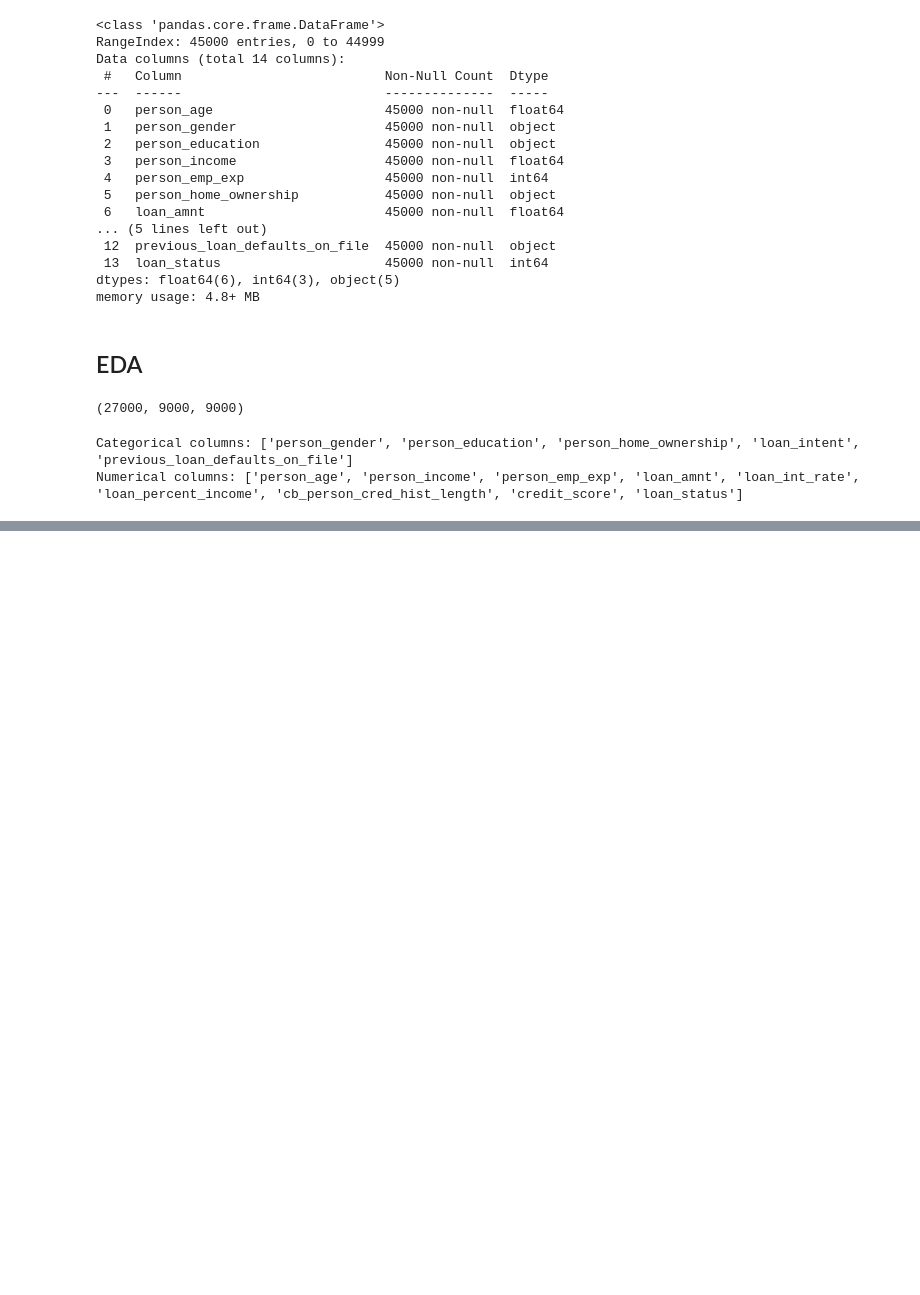
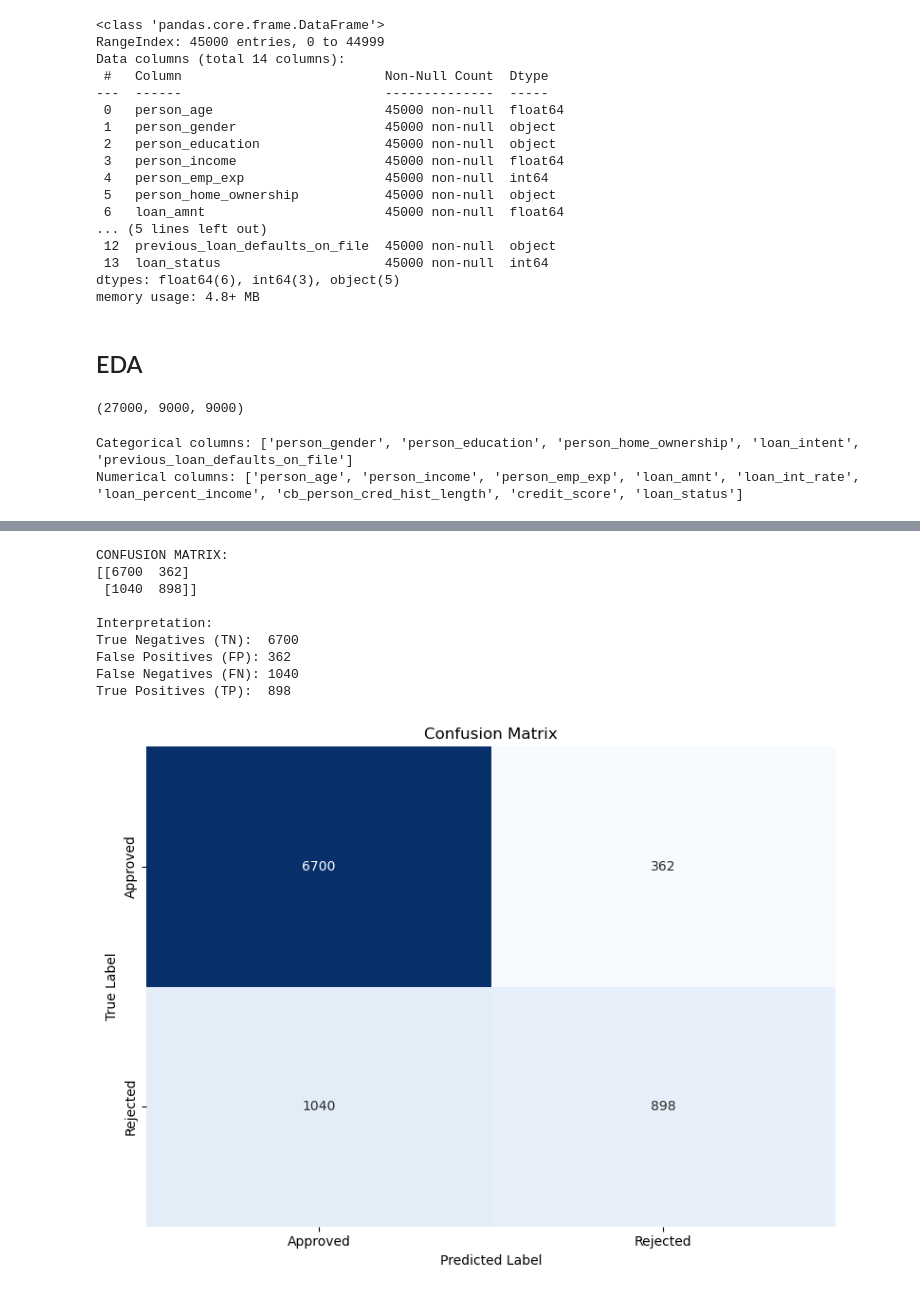
Before and after one commit to TheManuAi/Loan-Prediction-using-ML, a Jupyter notebook: notebook.ipynb, the cells around one changed output, grey strips where cells are left out. Cells and saved outputs as stored; diff of their text form; code cells hidden in the pictures; blank space fills up the shorter version.

```diff
--- a/notebook.ipynb
+++ b/notebook.ipynb
@@ -178,0 +252,19 @@ dtype: float64
+# %%
+y_pred_binary = (y_pred >= 0.5).astype(int)
+
+metrics = {
+    "Accuracy": accuracy_score(y_val, y_pred_binary),
+    "Precision": precision_score(y_val, y_pred_binary),
+    "Recall": recall_score(y_val, y_pred_binary),
+    "F1-Score": f1_score(y_val, y_pred_binary),
+    "ROC-AUC": roc_auc_score(y_val, y_pred)
+}
+
+metrics_summary = (
+    pd.Series(metrics, name="Score")
+      .rename_axis("Metric")
+      .reset_index()
+)
+
+print("Validation snapshot")
+print(metrics_summary.to_string(index=False))
@@ -178,0 +279,32 @@ dtype: float64
+# %%
+# Confusion Matrix
+cm = confusion_matrix(y_val, y_pred_binary)
+print("\nCONFUSION MATRIX:")
+print(cm)
+print("\nInterpretation:")
+print(f"True Negatives (TN):  {cm[0,0]}")
+print(f"False Positives (FP): {cm[0,1]}")
+print(f"False Negatives (FN): {cm[1,0]}")
+print(f"True Positives (TP):  {cm[1,1]}")
+
+# Visualize Confusion Matrix
+plt.figure(figsize=(8, 6))
+sns.heatmap(cm, annot=True, fmt='d', cmap='Blues', cbar=False,
+            xticklabels=['Approved', 'Rejected'],
+            yticklabels=['Approved', 'Rejected'])
+plt.ylabel('True Label')
+plt.xlabel('Predicted Label')
+plt.title('Confusion Matrix')
+plt.tight_layout()
+plt.show()
+# %% [output]
+CONFUSION MATRIX:
+[[6700  362]
+ [1040  898]]
+
+Interpretation:
+True Negatives (TN):  6700
+False Positives (FP): 362
+False Negatives (FN): 1040
+True Positives (TP):  898
+[figure, added]
```
Also changed, not shown: parts of 19 cells of this notebook.
